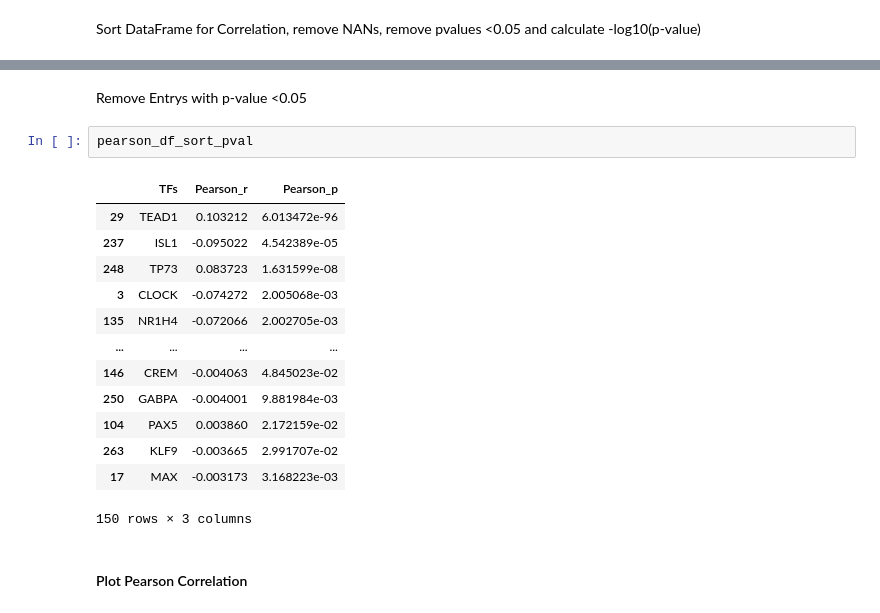
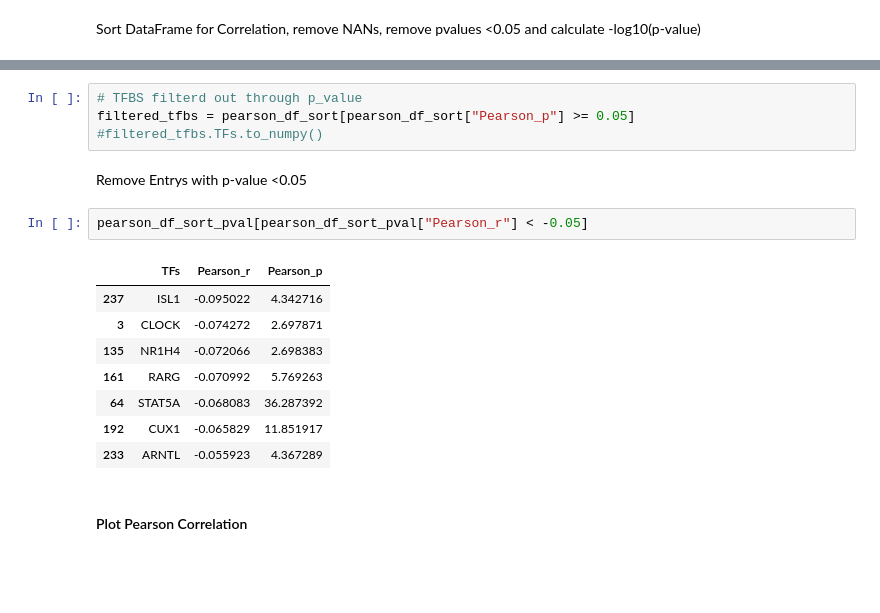
Before and after one commit to JulianMeigen/Bachelor, a Jupyter notebook: E_Single_TFBS/Pearson_seaborn.ipynb, the cells around one changed output, grey strips where cells are left out. Saved outputs shown, nothing was run; the diff lists cells and outputs as text; blank space fills up the shorter version.

Commit message:
start pearson heatmap

```diff
--- a/E_Single_TFBS/Pearson_seaborn.ipynb
+++ b/E_Single_TFBS/Pearson_seaborn.ipynb
@@ -145,21 +162,20 @@ See the caveats in the documentation: https://pandas.pydata.org/pandas-docs/stab
+# %%
+# TFBS filterd out through p_value
+filtered_tfbs = pearson_df_sort[pearson_df_sort["Pearson_p"] >= 0.05]
+#filtered_tfbs.TFs.to_numpy()
 # %% [markdown]
 Remove Entrys with p-value <0.05
-# %%
-pearson_df_sort_pval
-# %% [output]
-|  | TFs | Pearson_r | Pearson_p |
-| 29 | TEAD1 | 0.103212 | 6.013472e-96 |
-| 237 | ISL1 | -0.095022 | 4.542389e-05 |
-| 248 | TP73 | 0.083723 | 1.631599e-08 |
-| 3 | CLOCK | -0.074272 | 2.005068e-03 |
-| 135 | NR1H4 | -0.072066 | 2.002705e-03 |
-| ... | ... | ... | ... |
-| 146 | CREM | -0.004063 | 4.845023e-02 |
-| 250 | GABPA | -0.004001 | 9.881984e-03 |
-| 104 | PAX5 | 0.003860 | 2.172159e-02 |
-| 263 | KLF9 | -0.003665 | 2.991707e-02 |
-| 17 | MAX | -0.003173 | 3.168223e-03 |
-150 rows × 3 columns
+# %%
+pearson_df_sort_pval[pearson_df_sort_pval["Pearson_r"] < -0.05]
+# %% [output]
+|  | TFs | Pearson_r | Pearson_p |
+| 237 | ISL1 | -0.095022 | 4.342716 |
+| 3 | CLOCK | -0.074272 | 2.697871 |
+| 135 | NR1H4 | -0.072066 | 2.698383 |
+| 161 | RARG | -0.070992 | 5.769263 |
+| 64 | STAT5A | -0.068083 | 36.287392 |
+| 192 | CUX1 | -0.065829 | 11.851917 |
+| 233 | ARNTL | -0.055923 | 4.367289 |
 # %% [markdown]
 #### Plot Pearson Correlation
 # %%
```
Also changed, not shown: parts of 2 cells of this notebook.
